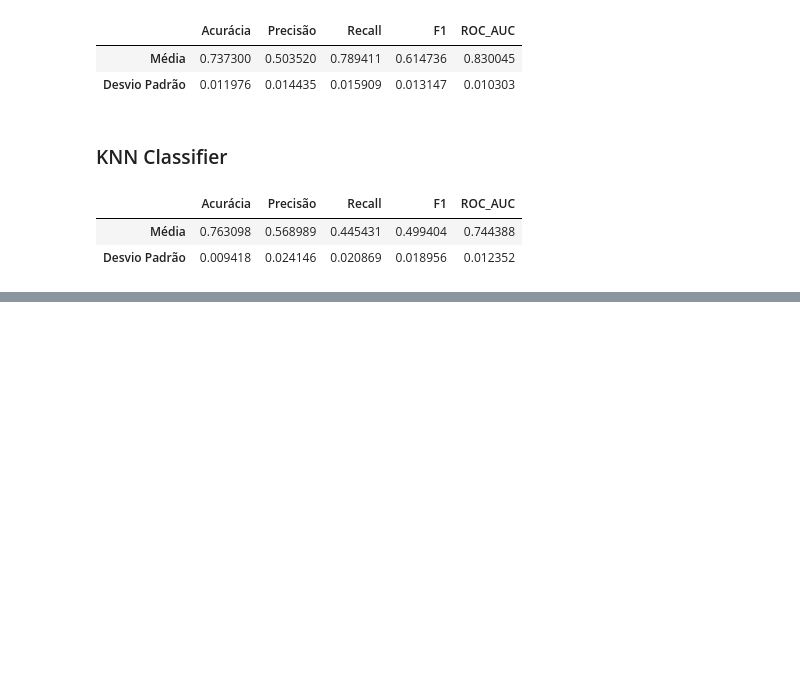
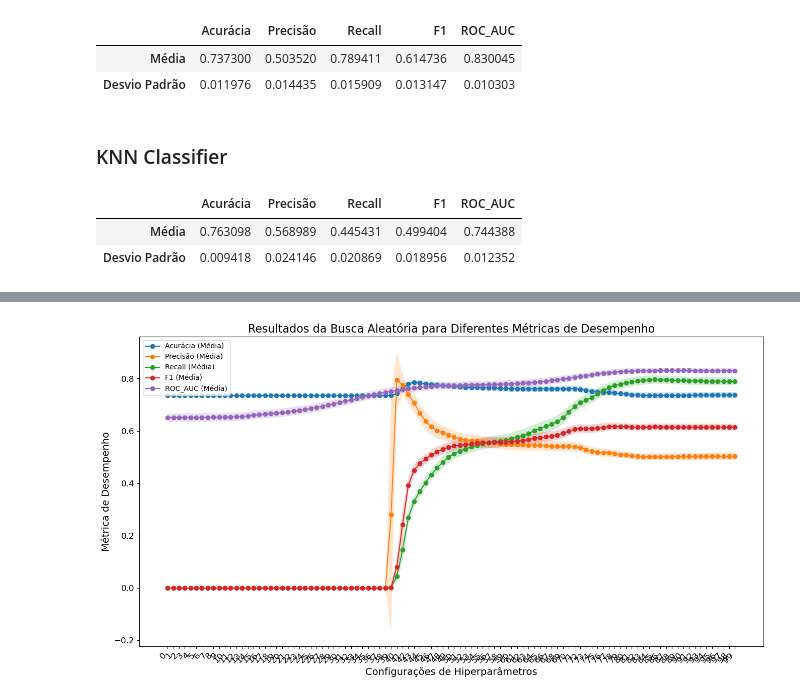
Before and after one commit to RPGraciotti/Novexus_alura_challenge, a Jupyter notebook: notebook_projeto.ipynb, the cells around one changed output, grey strips where cells are left out. Saved outputs shown, nothing was run; the diff lists cells and outputs as text; code cells hidden in the pictures; blank space fills up the shorter version.

Commit message:
modelo escolhido e parametros

```diff
--- a/notebook_projeto.ipynb
+++ b/notebook_projeto.ipynb
@@ -1136,0 +1141,18 @@ Roteiro a partir de agora: FEATURE SELECTION e ESPAÇO DE PARAMETROS
+# %%
+m_NB = GaussianNB()
+# %%
+warnings.filterwarnings('ignore')
+
+params_NB = {'var_smoothing': np.logspace(0,-9, num=100)}
+
+scoring = {'Acurácia': 'accuracy', 'Precisão': 'precision','Recall': 'recall','F1': 'f1', 'ROC_AUC':'roc_auc'}
+
+gs_NB = RandomizedSearchCV(estimator = m_NB,
+                 param_distributions = params_NB,
+                 cv = cv,
+                 verbose = 1,
+                 scoring = scoring,
+                 n_iter = 100,
+                 random_state = 42,
+                 refit = 'F1')
+gs_NB.fit(X_or, y_or)
@@ -1136,0 +1176,36 @@ Roteiro a partir de agora: FEATURE SELECTION e ESPAÇO DE PARAMETROS
+# %%
+
+results = gs_NB.cv_results_
+params = results['params']
+
+metrics = {
+    'Acurácia': ('mean_test_Acurácia', 'std_test_Acurácia'),
+    'Precisão': ('mean_test_Precisão', 'std_test_Precisão'),
+    'Recall': ('mean_test_Recall', 'std_test_Recall'),
+    'F1': ('mean_test_F1', 'std_test_F1'),
+    'ROC_AUC': ('mean_test_ROC_AUC', 'std_test_ROC_AUC')
+}
+
+# Converter os resultados em um DataFrame do Pandas
+df_results = pd.DataFrame(results)
+
+plt.figure(figsize=(16, 8))
+
+param_strings = df_results.index.astype(str)
+
+for metric_name, (mean_key, std_key) in metrics.items():
+    mean_metric = df_results[mean_key]
+    std_metric = df_results[std_key]
+
+    plt.plot(param_strings, mean_metric, marker='o', linestyle='-', label=f'{metric_name} (Média)')
+    plt.fill_between(param_strings, mean_metric - std_metric, mean_metric + std_metric, alpha=0.2)
+
+plt.xlabel('Configurações de Hiperparâmetros', fontsize=14)
+plt.ylabel('Métrica de Desempenho', fontsize=14)
+plt.title('Resultados da Busca Aleatória para Diferentes Métricas de Desempenho', fontsize=16)
+plt.xticks(rotation=45, fontsize = 12, ha = 'right')
+plt.yticks(fontsize=12)
+plt.legend()
+plt.show()
+# %% [output]
+[figure, added]
```
Also changed, not shown: parts of 11 cells of this notebook.
